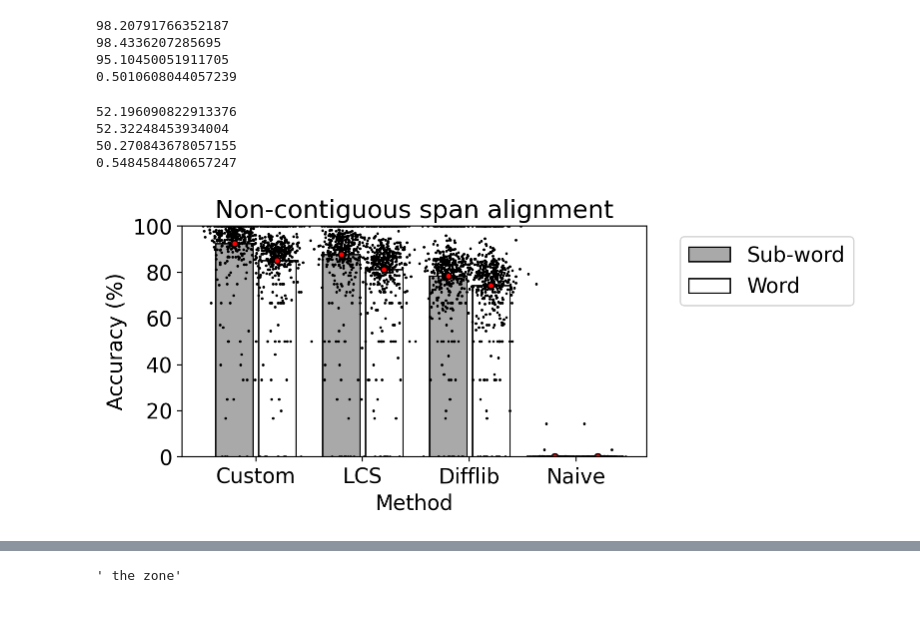
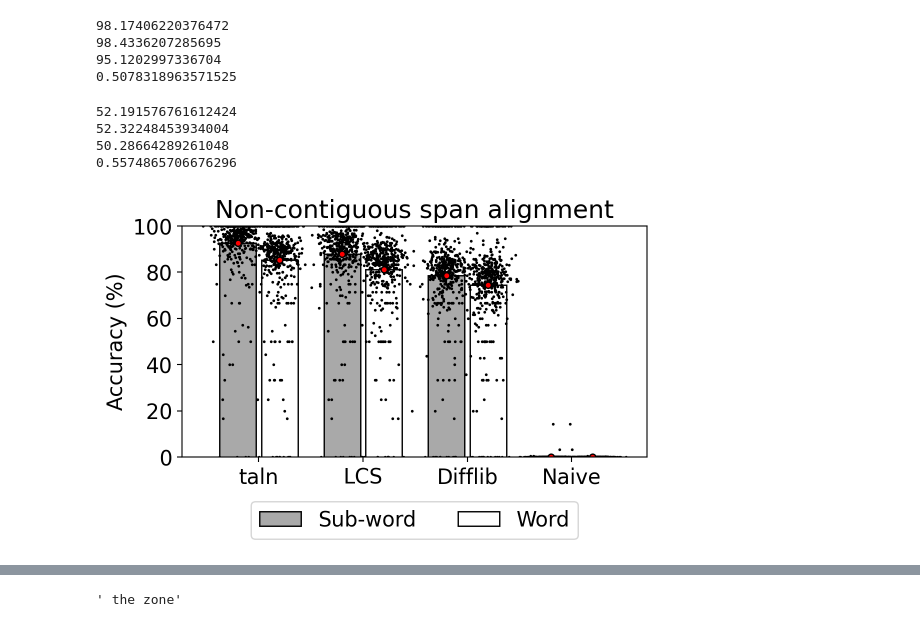
Before and after one commit to sbooeshaghi/taln, a Jupyter notebook: analysis/ablate.ipynb, the cells around one changed output, grey strips where cells are left out. Drawn from its saved outputs; the diff is of its cells as text; code cells hidden in the pictures.

Commit message:
prepping for cleanup

```diff
--- a/analysis/ablate.ipynb
+++ b/analysis/ablate.ipynb
@@ -49,12 +49,12 @@ def ablate_custom(target, ttype="whitespace"):
 cols = ["title", "question", "question_id", "is_impossible", "answer_type"]
 # %%
 # post shift (consistent with subword tokenization)
-tdf = pd.read_json("data/shift_train.lst.json", orient="records").drop(columns=cols)
+tdf = pd.read_json("../data/shift_train.lst.json", orient="records").drop(columns=cols)
 tdf["hash_source"] = tdf["source"].apply(short_hash)
 tdf["hash_target"] = tdf["target"].apply(short_hash)
 
 # load whitespace tokenized data
-wdf = pd.read_json("data/clean_train.lst.json", orient="records").drop(columns=cols)
+wdf = pd.read_json("../data/clean_train.lst.json", orient="records").drop(columns=cols)
 wdf["hash_source"] = tdf["hash_source"]
 wdf["hash_target"] = tdf["hash_target"]
 
@@ -190,10 +190,10 @@ print(tdf["lcs_same"].sum()/tdf.shape[0]*100)
 print(tdf["difflib_same"].sum()/tdf.shape[0]*100)
 print(tdf["naive_same"].sum()/tdf.shape[0]*100)
 # %% [output]
-98.20791766352187
+98.17406220376472
 98.4336207285695
-95.10450051911705
-0.5010608044057239
+95.1202997336704
+0.5078318963571525
 # %%
 # custom
 print(wdf["custom_same"].sum()/wdf.shape[0]*100)
@@ -201,10 +201,10 @@ print(wdf["lcs_same"].sum()/wdf.shape[0]*100)
 print(wdf["difflib_same"].sum()/wdf.shape[0]*100)
 print(wdf["naive_same"].sum()/wdf.shape[0]*100)
 # %% [output]
-52.196090822913376
+52.191576761612424
 52.32248453934004
-50.270843678057155
-0.5484584480657247
+50.28664289261048
+0.5574865706676296
 # %%
 tacc = tdf.assign(ntks_ctx=tdf["source"].apply(lambda x: len(tokenize(x)[0]))) \
     .groupby("ntks_ctx")[["custom_found", "lcs_found", "difflib_found", "naive_found"]] \
@@ -225,34 +225,40 @@ for idx, (i, y) in enumerate(tacc.items()):
     x_vals = np.random.normal(idx - (width/2 + gap), 0.1, size=len(y))
     ax.scatter(x_vals, y.values, s=1, alpha=1, color="k")
     ax.bar(idx - (width/2 + gap), y.mean(), width, zorder=-1,
            edgecolor="black", facecolor="darkgrey")
     ax.scatter(idx - (width/2 + gap), y.mean(), s=20, zorder=1,
            edgecolor="black", facecolor="red")
 
 # Second bar set (wacc)
 for idx, (i, y) in enumerate(wacc.items()):
     x_vals = np.random.normal(idx + (width/2 + gap), 0.1, size=len(y))
     ax.scatter(x_vals, y.values, s=1, alpha=1, color="k")
     ax.bar(idx + (width/2 + gap), y.mean(), width, zorder=-1,
            edgecolor="black", facecolor="white")
     ax.scatter(idx + (width/2 + gap), y.mean(), s=20, zorder=1,
            edgecolor="black", facecolor="red")
 
 ax.set(**{
     "ylabel": "Accuracy (%)",
-    "xlabel": "Method",
     "xticks": np.arange(4),
-    "xticklabels": ["Custom", "LCS", "Difflib", "Naive"],
+    "xticklabels": ["taln", "LCS", "Difflib", "Naive"],
     "ylim": (0, 100),
 })
 
 from matplotlib.patches import Patch
 legend_elements = [
     Patch(facecolor="darkgrey", edgecolor="black", label="Sub-word"),
     Patch(facecolor="white", edgecolor="black", label="Word"),
 ]
-ax.legend(handles=legend_elements, loc='upper left', bbox_to_anchor=(1.05, 1), markerscale=3)
+# ax.legend(handles=legend_elements, loc='upper left', bbox_to_anchor=(1.05, 1), markerscale=3)
+ax.legend(
+    handles=legend_elements,
+    loc='lower center',
+    bbox_to_anchor=(0.5, -0.4),
+    ncol=2,
+    frameon=True
+)
 ax.set_title("Non-contiguous span alignment")
 plt.show()
 # %% [output]
-[figure, old version]
+[figure, new version]
```
Also changed, not shown: parts of 23 cells of this notebook, 2 other files.
